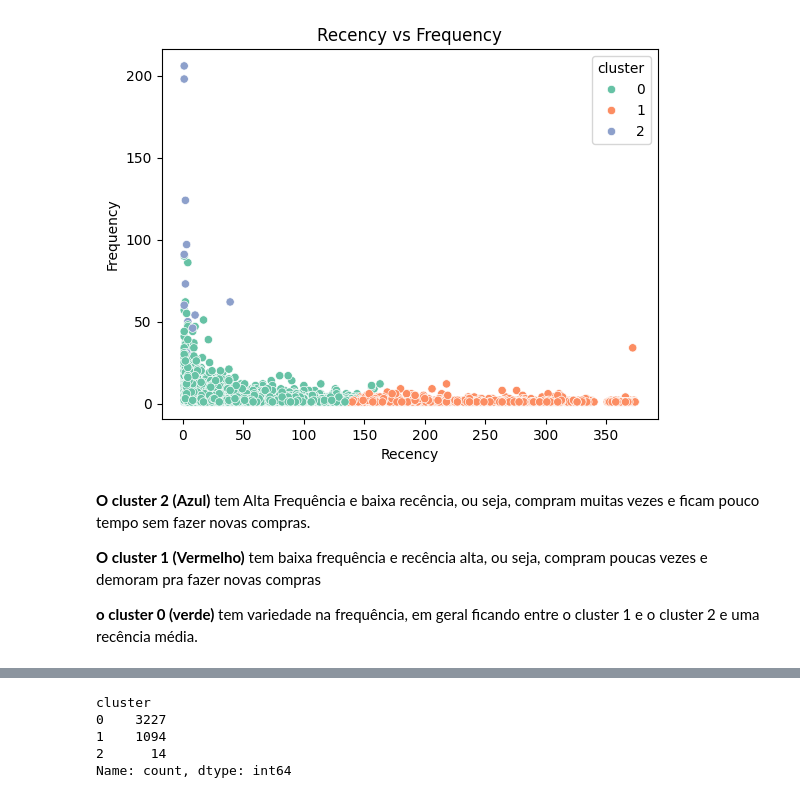
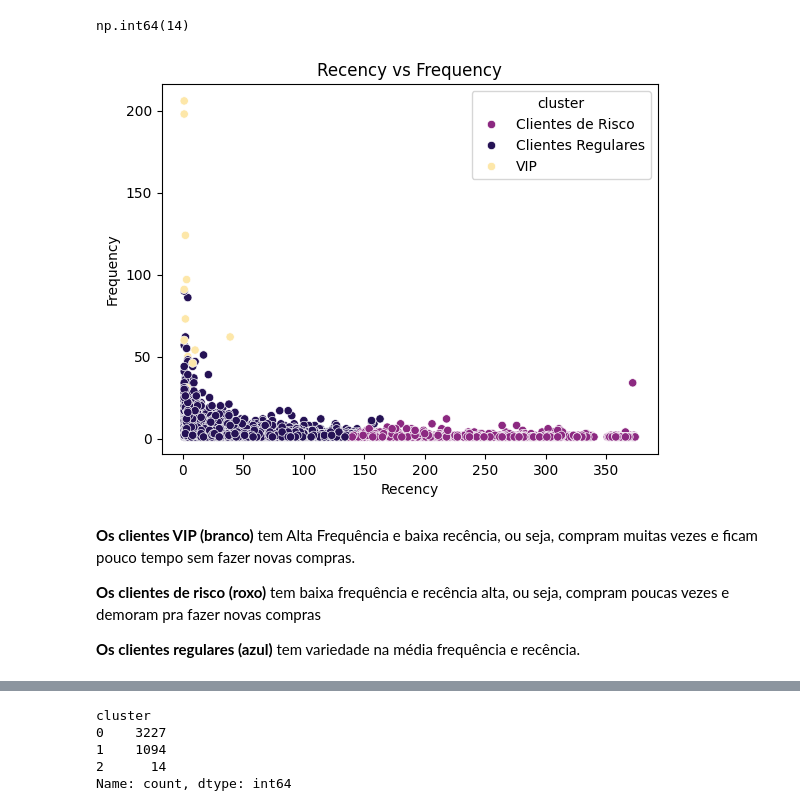
Before and after one commit to LucasDS9/customer-segmentation-rfm, a Jupyter notebook: notebook/05_Clustering.ipynb, the cells around one changed output, grey strips where cells are left out. Cells and saved outputs as stored; diff of their text form; code cells hidden in the pictures.

```diff
--- a/notebook/05_Clustering.ipynb
+++ b/notebook/05_Clustering.ipynb
@@ -12,21 +28,44 @@ rfm_scaled = pd.read_csv("../data/rfm_scaled.csv")
+# %%
+n_vip    = (rfm["cluster"] == 2).sum()
+n_vip
+# %% [output]
+np.int64(14)
 # %%
+import matplotlib.pyplot as plt
+import seaborn as sns
+
+cmap = plt.cm.magma
+
+palette = {
+    'VIP': cmap(0.95),
+    'Clientes de Risco': cmap(0.4),
+    'Clientes Regulares': cmap(0.15)
+}
+
+labels = {
+    2: 'VIP',
+    1: 'Clientes de Risco',
+    0: 'Clientes Regulares'
+}
+
 sns.scatterplot(
     data=rfm,
     x='Recency',
     y='Frequency',
-    hue='cluster',
-    palette='Set2'
+    hue=rfm['cluster'].map(labels),
+    palette=palette
 )
+
 plt.title('Recency vs Frequency')
 plt.show()
 # %% [output]
-[figure, old version]
+[figure, new version]
 # %% [markdown]
-**O cluster 2 (Azul)** tem Alta Frequência e baixa recência, ou seja, compram muitas vezes e ficam pouco tempo sem fazer novas compras.
+**Os clientes VIP (branco)** tem Alta Frequência e baixa recência, ou seja, compram muitas vezes e ficam pouco tempo sem fazer novas compras.
 
-**O cluster 1 (Vermelho)** tem baixa frequência e recência alta, ou seja, compram poucas vezes e demoram pra fazer novas compras
+**Os clientes de risco (roxo)** tem baixa frequência e recência alta, ou seja, compram poucas vezes e demoram pra fazer novas compras
 
-**o cluster 0 (verde)** tem variedade na frequência, em geral ficando entre o cluster 1 e o cluster 2 e uma recência média.
+**Os clientes regulares (azul)** tem variedade na média frequência e recência.
 # %%
 sns.scatterplot(
     data=rfm,
```
Also changed, not shown: parts of 14 cells of this notebook, 2 other files.
